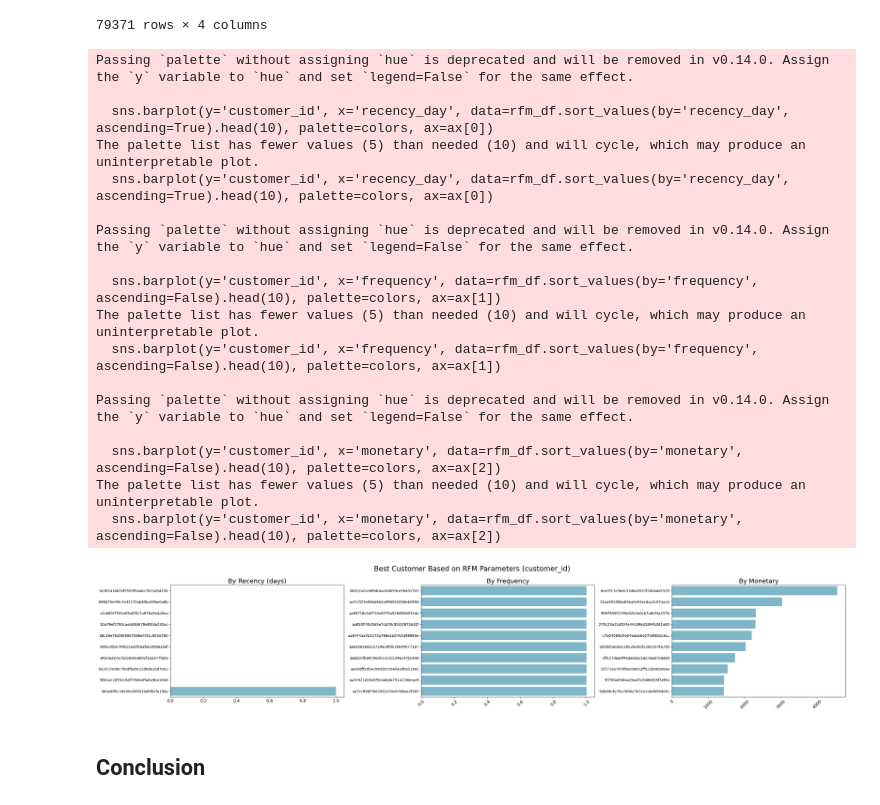
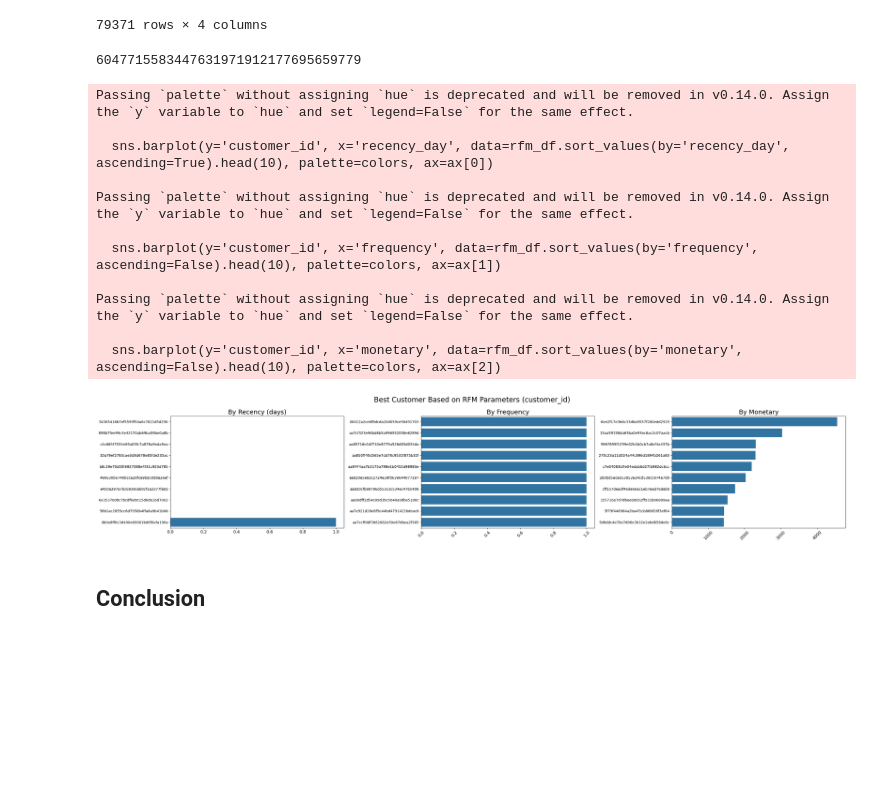
Before and after one commit to azhar-anas/e-commerce_dashboard_st, a Jupyter notebook: notebook.ipynb, the cells around one changed output. Saved outputs shown, nothing was run; the diff lists cells and outputs as text; code cells hidden in the pictures; blank space fills up the shorter version.

```diff
--- a/notebook.ipynb
+++ b/notebook.ipynb
@@ -651,9 +710,7 @@ orders_df = orders_df[orders_df.order_status == 'delivered']
 # Menambahkan kolom baru 'delivery_time_day' yang berisi lama pengiriman dalam satuan hari
 delivery_time = orders_df['order_delivered_customer_date'] - orders_df['order_purchase_timestamp']
 delivery_time = delivery_time.apply(lambda x: x.total_seconds())
-orders_df['delivery_time_day'] = round(delivery_time/86400)
+orders_df.loc[:, 'delivery_time_day'] = round(delivery_time / 86400)
 
 orders_df.describe(include='all')
-
-# Rata-rata lama pengiriman adalah 12 hari, dengan minimal selama 1 hari, dan maksimal 210 hari
 # %% [output]
@@ -1007,51 +1161,49 @@ rfm_df
 | 79369 | ffff42319e9b2d713724ae527742af25 | 1 | 199.90 | 77 |
 | 79370 | ffffa3172527f765de70084a7e53aae8 | 1 | 21.80 | 361 |
 79371 rows × 4 columns
+# %%
+print(str(int('00012a2ce6f8dcda20d059ce98491703', 16)))
+# %% [output]
+6047715583447631971912177695659779
 # %%
 fig, ax = plt.subplots(nrows=1, ncols=3, figsize=(30, 6))
 
-colors = ['#72BCD4', '#72BCD4', '#72BCD4', '#72BCD4', '#72BCD4']
+colors = ['tab:blue'] * 10  # Menggunakan warna 'tab:blue' untuk semua bar
 
 sns.barplot(y='customer_id', x='recency_day', data=rfm_df.sort_values(by='recency_day', ascending=True).head(10), palette=colors, ax=ax[0])
 ax[0].set_ylabel(None)
 ax[0].set_xlabel(None)
 ax[0].set_title('By Recency (days)', loc='center', fontsize=18)
-ax[0].tick_params(axis ='x', labelsize=12)
+ax[0].tick_params(axis='x', labelsize=12)
 
 sns.barplot(y='customer_id', x='frequency', data=rfm_df.sort_values(by='frequency', ascending=False).head(10), palette=colors, ax=ax[1])
 ax[1].set_ylabel(None)
 ax[1].set_xlabel(None)
 ax[1].set_title('By Frequency', loc='center', fontsize=18)
 ax[1].tick_params(axis='x', labelsize=12, rotation=45)
 
 sns.barplot(y='customer_id', x='monetary', data=rfm_df.sort_values(by='monetary', ascending=False).head(10), palette=colors, ax=ax[2])
 ax[2].set_ylabel(None)
 ax[2].set_xlabel(None)
 ax[2].set_title('By Monetary', loc='center', fontsize=18)
 ax[2].tick_params(axis='x', labelsize=12, rotation=45)
 
 plt.tight_layout()
 plt.suptitle('Best Customer Based on RFM Parameters (customer_id)', fontsize=20)
 plt.subplots_adjust(top=0.85)
 plt.show()
 # %% [output]
 Passing `palette` without assigning `hue` is deprecated and will be removed in v0.14.0. Assign the `y` variable to `hue` and set `legend=False` for the same effect.
 
-  sns.barplot(y='customer_id', x='recency_day', data=rfm_df.sort_values(by='recency_day', ascending=True).head(10), palette=colors, ax=ax[0])
-The palette list has fewer values (5) than needed (10) and will cycle, which may produce an uninterpretable plot.
   sns.barplot(y='customer_id', x='recency_day', data=rfm_df.sort_values(by='recency_day', ascending=True).head(10), palette=colors, ax=ax[0])
 
 Passing `palette` without assigning `hue` is deprecated and will be removed in v0.14.0. Assign the `y` variable to `hue` and set `legend=False` for the same effect.
 
   sns.barplot(y='customer_id', x='frequency', data=rfm_df.sort_values(by='frequency', ascending=False).head(10), palette=colors, ax=ax[1])
-The palette list has fewer values (5) than needed (10) and will cycle, which may produce an uninterpretable plot.
-  sns.barplot(y='customer_id', x='frequency', data=rfm_df.sort_values(by='frequency', ascending=False).head(10), palette=colors, ax=ax[1])
 
 Passing `palette` without assigning `hue` is deprecated and will be removed in v0.14.0. Assign the `y` variable to `hue` and set `legend=False` for the same effect.
 
   sns.barplot(y='customer_id', x='monetary', data=rfm_df.sort_values(by='monetary', ascending=False).head(10), palette=colors, ax=ax[2])
-The palette list has fewer values (5) than needed (10) and will cycle, which may produce an uninterpretable plot.
-  sns.barplot(y='customer_id', x='monetary', data=rfm_df.sort_values(by='monetary', ascending=False).head(10), palette=colors, ax=ax[2])
-[figure, old version]
+[figure, new version]
 # %% [markdown]
 ## Conclusion
```
Also changed, not shown: parts of 155 cells of this notebook, 3 other files.
